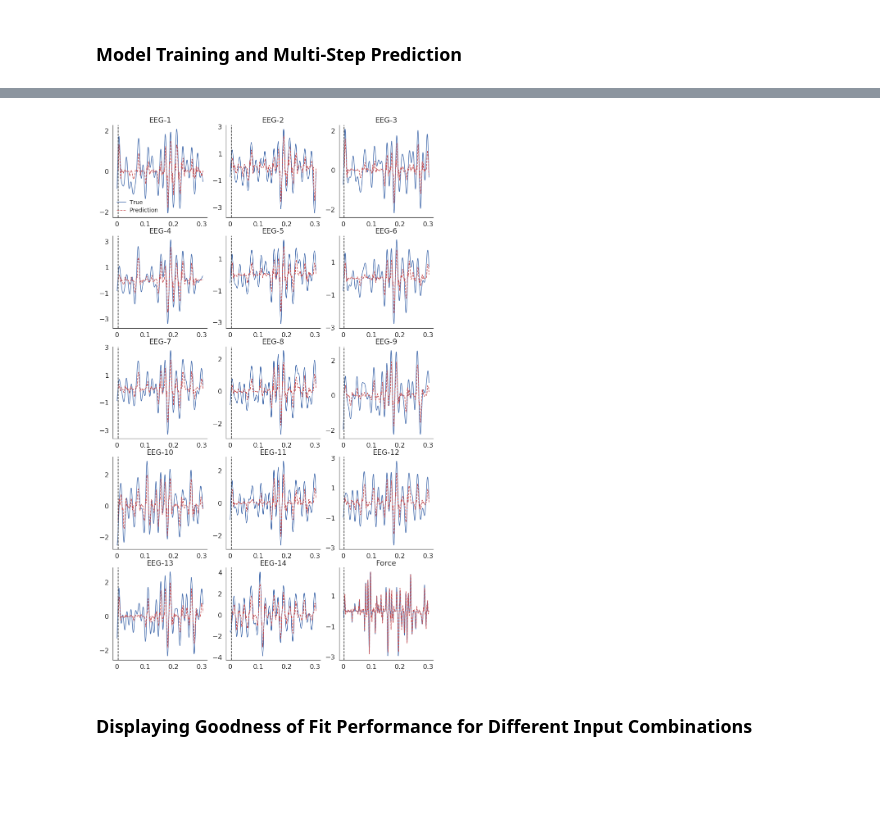
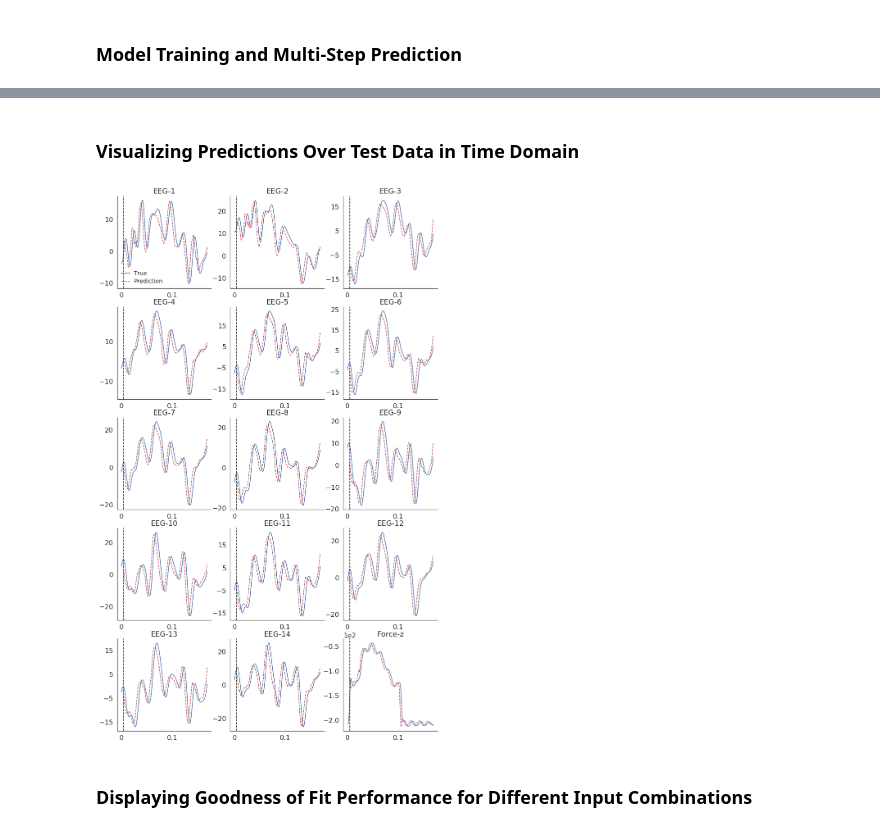
Before and after one commit to andac-demir/HapticsDynamicSystemIdentification, a Jupyter notebook: spectralAnalysis.ipynb, the cells around one changed output, grey strips where cells are left out. Cells and saved outputs as stored; diff of their text form; code cells hidden in the pictures; blank space fills up the shorter version.

```diff
--- a/spectralAnalysis.ipynb
+++ b/spectralAnalysis.ipynb
@@ -563,29 +556,29 @@ for ax in axes.flatten():
 
 # draw vertical lines:
 for i in range(4,24,5):
-    axes.flatten()[0].vlines(x=i, ymin=BIC['all'].min()-0.1, ymax=BIC['all'].max(), color='black',
+    axes.flatten()[0].vlines(x=i, ymin=BIC['all'].min()-1, ymax=BIC['all'].max(), color='black',
                              alpha=1, linewidth=1, linestyles='dotted')
-    axes.flatten()[1].vlines(x=i, ymin=BIC['eeg_force'].min()-0.1, ymax=BIC['eeg_force'].max(), color='black',
+    axes.flatten()[1].vlines(x=i, ymin=BIC['eeg_force'].min()-1, ymax=BIC['eeg_force'].max(), color='black',
                              alpha=1, linewidth=1, linestyles='dotted')
-    axes.flatten()[2].vlines(x=i, ymin=BIC['eeg_emg'].min()-0.1, ymax=BIC['eeg_emg'].max(), color='black',
+    axes.flatten()[2].vlines(x=i, ymin=BIC['eeg_emg'].min()-0.6, ymax=BIC['eeg_emg'].max(), color='black',
                              alpha=1, linewidth=1, linestyles='dotted')
     axes.flatten()[3].vlines(x=i, ymin=BIC['emg_force'].min()-0.1, ymax=BIC['emg_force'].max(), color='black',
                              alpha=1, linewidth=1, linestyles='dotted')
-    axes.flatten()[4].vlines(x=i, ymin=BIC['only_eeg'].min()-0.1, ymax=BIC['only_eeg'].max(), color='black',
+    axes.flatten()[4].vlines(x=i, ymin=BIC['only_eeg'].min()-0.6, ymax=BIC['only_eeg'].max(), color='black',
                              alpha=1, linewidth=1, linestyles='dotted')
     axes.flatten()[5].vlines(x=i, ymin=BIC['only_force'].min()-0.1, ymax=BIC['only_force'].max(),
                              color='black', alpha=1, linewidth=1, linestyles='dotted')
 
 # draw horizontal lines:
-for i in range(int(BIC['all'].min()), int(BIC['all'].max())):
+for i in range(int(BIC['all'].min()), int(BIC['all'].max()+1)):
     axes.flatten()[0].hlines(y=i, xmin=0, xmax=19, color='black', alpha=1, linewidth=1, linestyles='dotted')
-for i in range(int(BIC['eeg_force'].min()), int(BIC['eeg_force'].max())):
+for i in range(int(BIC['eeg_force'].min()), int(BIC['eeg_force'].max()+1)):
     axes.flatten()[1].hlines(y=i, xmin=0, xmax=19, color='black', alpha=1, linewidth=1, linestyles='dotted')
-for i in range(int(BIC['eeg_emg'].min()), int(BIC['eeg_emg'].max())):
+for i in range(int(BIC['eeg_emg'].min()), int(BIC['eeg_emg'].max()+1)):
     axes.flatten()[2].hlines(y=i, xmin=0, xmax=19, color='black', alpha=1, linewidth=1, linestyles='dotted')
 for i in np.arange(BIC['emg_force'].min(), BIC['emg_force'].max(), 0.5):
     axes.flatten()[3].hlines(y=i, xmin=0, xmax=19, color='black', alpha=1, linewidth=1, linestyles='dotted')
-for i in range(int(BIC['only_eeg'].min()), int(BIC['only_eeg'].max())):
+for i in range(int(BIC['only_eeg'].min()), int(BIC['only_eeg'].max()+1)):
     axes.flatten()[4].hlines(y=i, xmin=0, xmax=19, color='black', alpha=1, linewidth=1, linestyles='dotted')
 for i in np.arange(BIC['only_force'].min(), BIC['only_force'].max(), 0.5):
     axes.flatten()[5].hlines(y=i, xmin=0, xmax=19, color='black', alpha=1, linewidth=1, linestyles='dotted')
@@ -594,6 +587,5 @@ for i in np.arange(BIC['only_force'].min(), BIC['only_force'].max(), 0.5):
 f.text(0.5, 0.0, 'Model Order (P)', ha='center')
 f.text(0.01, 0.5, 'BIC Score', va='center', rotation='vertical')
 plt.tight_layout()
-plt.show()
 plt.savefig("VARResults/lagOrders.pdf", bbox_inches="tight")
 # %% [output]
@@ -684,39 +872,41 @@ for f,c in zip(f_list, c_list):
+# %% [markdown]
+### Visualizing Predictions Over Test Data in Time Domain
 # %%
-# Plot the forecasts given thresholded DWT coffs for all EEG, EMG and force data
-# (forecasted_all) only
+# Plot the predictions in time domain given thresholded DWT coeffs
+# for different combinations of eeg+emg+force:
+
 sns.set(style="white", palette="muted", color_codes=True, font_scale=1.5)
 # Set up the matplotlib figure (all forecasts subplot figure)
 f, axes = plt.subplots(5, 3, figsize=(14, 24), sharex=False, sharey=False)
 sns.despine()
 
-x_gt=np.arange(0, (nPreds+P)/fs, 1/fs)
-x_pred=np.arange((P-1)/fs, (nPreds+P)/fs, 1/fs)
-plt.setp(axes, xticks=[0, 0.1, 0.2, 0.3], xticklabels=[0, 0.1, 0.2, 0.3])
+plt.setp(axes, xticks=z, xticklabels=z)
 
 for j in range(1,15,1):
     sns.set()
-    axes[math.floor((j-1)/3),(j-1)%3].plot(x_gt, pd.concat(stationarized_test_data).iloc[:nPreds+P, j-1],
+    axes[math.floor((j-1)/3),(j-1)%3].plot(x_gt, test_data[trial_id].iloc[:nPreds+P-1, j-1].values,
                                            color='b', label="True")
-    axes[math.floor((j-1)/3), (j-1)%3].plot(x_pred, s_list[-1].iloc[(P-1):nPreds+P, j-1].values,
+    axes[math.floor((j-1)/3), (j-1)%3].plot(x_pred, s_list[modality][trial_id].iloc[:nPreds-1, j-1].values,
                                             color='r', linestyle='--', label="Prediction")
-    axes[math.floor((j-1)/3), (j-1)%3].axvline(x=(P-1)/fs, linestyle='--', color='k')
+    axes[math.floor((j-1)/3), (j-1)%3].axvline(x=P/fs, linestyle='--', color='k')
     axes[math.floor((j-1)/3), (j-1)%3].title.set_text("EEG-%i" %j)
     axes[math.floor((j-1)/3), (j-1)%3].set_yticks(axes[math.floor((j-1)/3), (j-1)%3].get_yticks()[1:-1:2])
     axes[0, 0].legend(frameon=False)
     plt.setp(axes[0, 0].get_legend().get_texts(), fontsize='14')
 
-axes[4,2].plot(x_gt, test_wavelet_df.iloc[:nPreds+P, 20],
-               color='b', label="True")
-axes[4,2].plot(x_pred, forecasted_all.iloc[(P-1):nPreds+P, 20].values, color='r',
-               linestyle='--', label="Prediction")
-axes[4,2].axvline(x=(P-1)/fs, linestyle='--', color='k')
-axes[4,2].ticklabel_format(axis='y', style='sci', scilimits=(4,-4))
-axes[4,2].title.set_text("Force")
-axes[4,2].set_yticks(axes[4, 2].get_yticks()[1:-1:2])
-#axes[4,2].legend()
+if modality in [results_for_all, results_for_eegforce]: #force predictions exist
+    axes[4,2].plot(x_gt, test_data[trial_id].iloc[:nPreds+P-1, -1].values,
+                   color='b', label="True")
+    axes[4,2].plot(x_pred, s_list[modality][trial_id].iloc[:nPreds-1, -1].values, color='r',
+                   linestyle='--', label="Prediction")
+    axes[4,2].axvline(x=P/fs, linestyle='--', color='k')
+    axes[4,2].ticklabel_format(axis='y', style='sci', scilimits=(4,-4))
+    axes[4,2].title.set_text("Force-z")
+    axes[4,2].set_yticks(axes[4, 2].get_yticks()[1:-1:2])
+    #axes[4,2].legend()
 
-plt.savefig("VARResults/all_forecasts.pdf", bbox_inches="tight")
+plt.savefig("VARResults/predictions_timeDomain.pdf", bbox_inches="tight")
 # %% [output]
-[figure, old version]
+[figure, new version]
 # %% [markdown]
 ### Displaying Goodness of Fit Performance for Different Input Combinations
```
Also changed, not shown: parts of 18 cells of this notebook.
